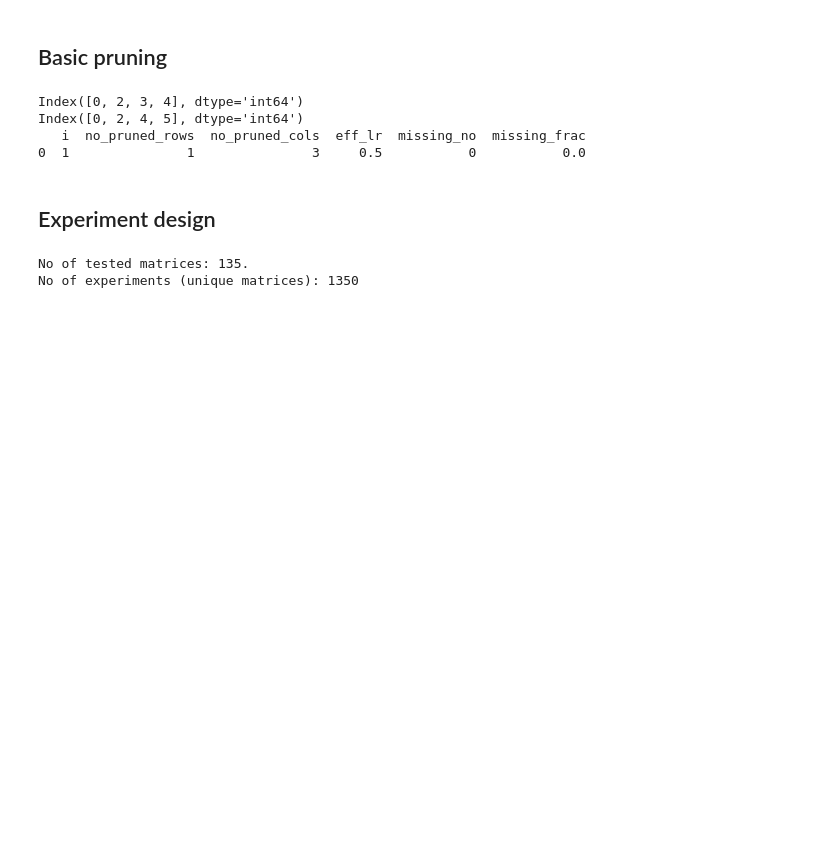
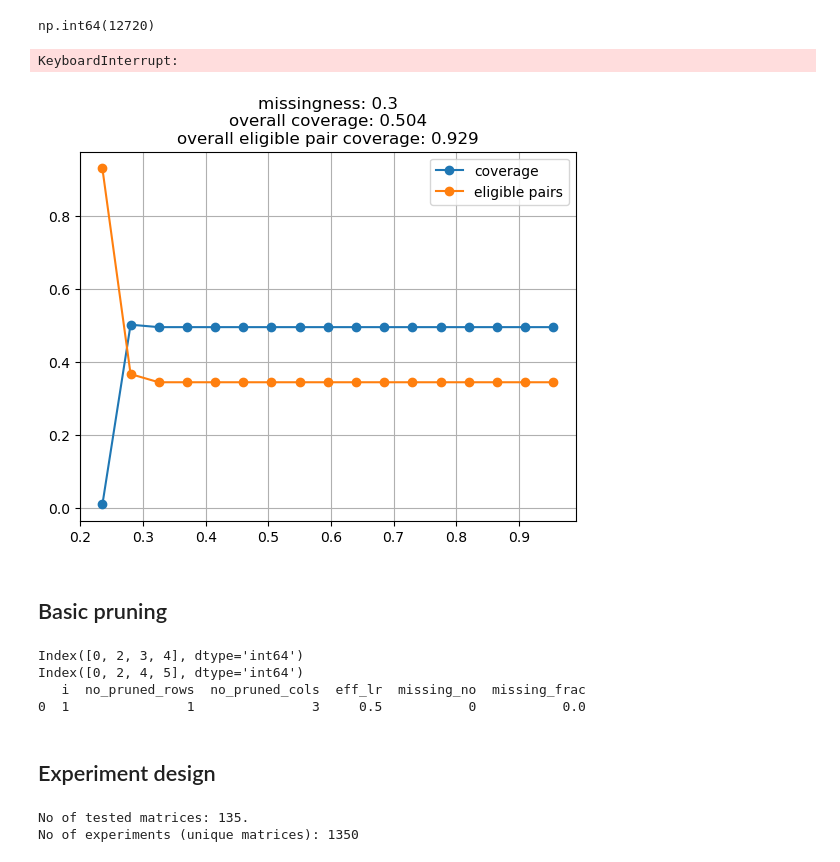
Before and after one commit to reebme/rabbit-holes, a Jupyter notebook: notebooks/01_complete_submatrix.ipynb, the cells around one changed output. Drawn from its saved outputs; the diff is of its cells as text; code cells hidden in the pictures; blank space fills up the shorter version.

```diff
--- a/notebooks/01_complete_submatrix.ipynb
+++ b/notebooks/01_complete_submatrix.ipynb
@@ -23,0 +74,10 @@ import src.submatrix as submatrix
+# %%
+def eligibility_matrix(matrix: np.ndarray, q: int = 2) -> np.ndarray:
+
+    obs = (~np.isnan(matrix)).astype(np.int32)
+    shared_counts = obs @ obs.T
+
+    eligible = shared_counts >= q
+    np.fill_diagonal(eligible, False)
+
+    return eligible
@@ -24,3 +122,70 @@ import src.submatrix as submatrix
+# %%
+eligible_pairs = eligibility_matrix(matrix)
+
+u_tri_idx = np.triu_indices_from(eligible_pairs)
+elig_pairs_no = eligible_pairs[u_tri_idx].sum()
+elig_pairs_no
+# %% [output]
+np.int64(12720)
+# %%
+results = []
+
+T = 1000
+thresholds = np.linspace(0.1, 1, num= 20, endpoint=False)
+
+for threshold in thresholds:
+    found_elements = np.zeros((n, d), dtype=int)
+    for t in range(T):
+        found_rows, found_cols = submatrix.random_prune_to_complete(matrix, threshold_coeff=threshold)
+        #print(len(found_rows), len(found_cols))
+        if found_rows is not None and found_cols is not None:
+            if len(found_rows) >= 3:
+                found_elements[np.ix_(found_rows, found_cols)] += 1
+                results.append({
+                    'threshold': threshold,
+                    'found_rows': found_rows,
+                    'found_rows_no': len(found_rows),
+                    'found_cols': found_cols,
+                    'found_cols_no': len(found_cols)
+                })
+
+    found_elements[missing_matrix] -= 100
+    #found_elements /= 100
+    #print(threshold)
+    #pretty_heatmap(found_elements, annotation=True)
+# %% [output]
+KeyboardInterrupt:
+# %%
+results = pd.DataFrame(results)
+#results = results.sort_values(by=['threshold', 'found_rows_no', 'found_cols_no'], ascending=[True, False, False])
+# %%
+thresholds = results['threshold'].unique()
+cov_per_threshold = []
+cov_elig_pairs_per_threshold = []
+for threshold in thresholds:
+    t_mask = results['threshold'] == threshold
+
+    cov_eligible_pairs = (biclique_pair_coverage(matrix, results[t_mask]) & eligible_pairs)
+    cov_eligible_pairs = np.count_nonzero(cov_eligible_pairs) / 2
+
+    cov_per_threshold.append({
+        'threshold': threshold,
+        'coverage': biclique_coverage(matrix, results[t_mask]),
+        'cov_eli_pairs_frac': cov_eligible_pairs / elig_pairs_no
+    })
+
+o_cov = biclique_coverage(matrix, results)
+o_pair_cov = biclique_pair_coverage(matrix, results)
+# %%
+cov_per_threshold = pd.DataFrame(cov_per_threshold)
+plt.plot(cov_per_threshold['threshold'], cov_per_threshold['coverage'], marker = 'o', label = 'coverage')
+plt.plot(cov_per_threshold['threshold'], cov_per_threshold['cov_eli_pairs_frac'], marker = 'o', label = 'eligible pairs')
+plt.title(f"missingness: {miss}\noverall coverage: {o_cov:.3f}\noverall eligible pair coverage: {(o_pair_cov.sum()/2)/elig_pairs_no:.3f}")
+plt.legend()
+plt.grid(True)
+plt.show()
+# %% [output]
+[figure, added]
 # %% [markdown]
 ## Basic pruning
 # %%
```
Also changed, not shown: parts of 15 cells of this notebook, 1 other file.
